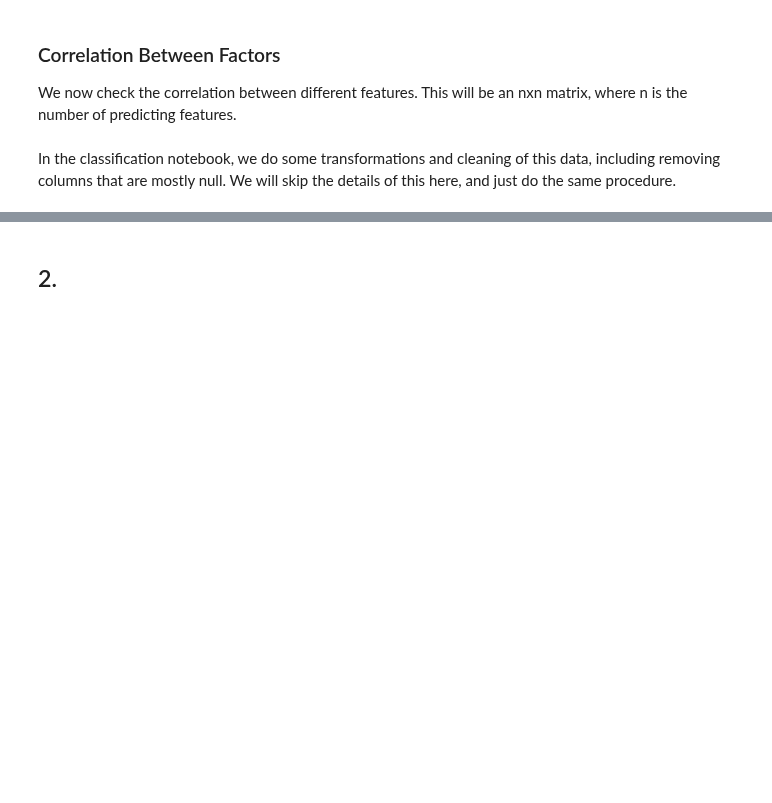
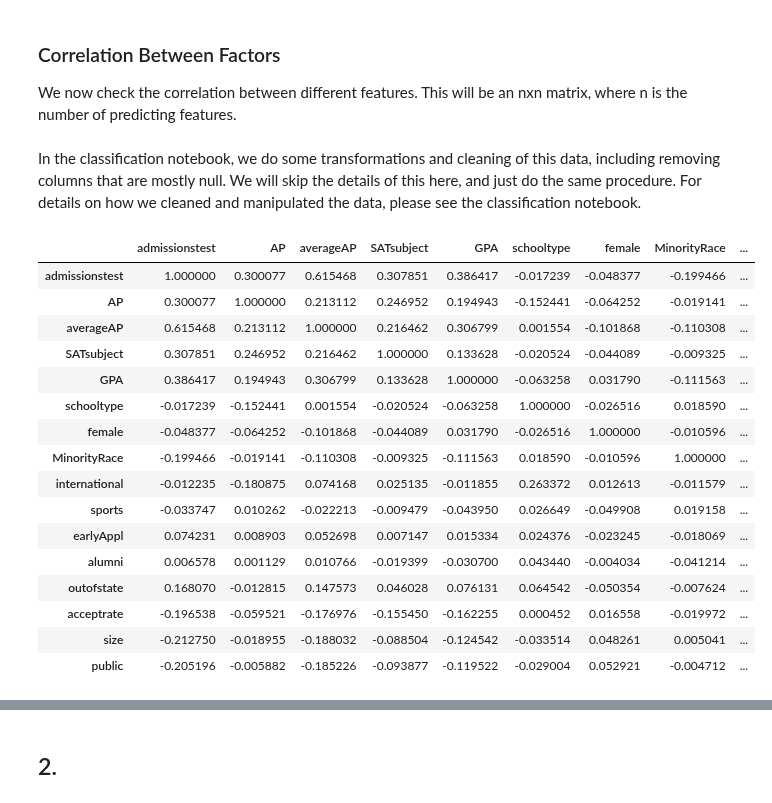
Before and after one commit to wihl/cs109-groupproj-college, a Jupyter notebook: EDA.ipynb, the cells around one changed output, grey strips where cells are left out. Drawn from its saved outputs; the diff is of its cells as text; code cells hidden in the pictures; blank space fills up the shorter version.

```diff
--- a/EDA.ipynb
+++ b/EDA.ipynb
@@ -96,4 +93,4 @@ from sklearn import covariance as cov
 
 df = pd.read_csv("collegedata_normalized.csv", index_col=0)
 # %% [markdown]
-In the classification notebook, we do some transformations and cleaning of this data, including removing columns that are mostly null. We will skip the details of this here, and just do the same procedure.
+In the classification notebook, we do some transformations and cleaning of this data, including removing columns that are mostly null. We will skip the details of this here, and just do the same procedure. For details on how we cleaned and manipulated the data, please see the classification notebook.
@@ -99,0 +108,20 @@ In the classification notebook, we do some transformations and cleaning of this
+# %%
+corr
+# %% [output]
+|  | admissionstest | AP | averageAP | SATsubject | GPA | schooltype | female | MinorityRace | ... |
+| admissionstest | 1.000000 | 0.300077 | 0.615468 | 0.307851 | 0.386417 | -0.017239 | -0.048377 | -0.199466 | ... |
+| AP | 0.300077 | 1.000000 | 0.213112 | 0.246952 | 0.194943 | -0.152441 | -0.064252 | -0.019141 | ... |
+| averageAP | 0.615468 | 0.213112 | 1.000000 | 0.216462 | 0.306799 | 0.001554 | -0.101868 | -0.110308 | ... |
+| SATsubject | 0.307851 | 0.246952 | 0.216462 | 1.000000 | 0.133628 | -0.020524 | -0.044089 | -0.009325 | ... |
+| GPA | 0.386417 | 0.194943 | 0.306799 | 0.133628 | 1.000000 | -0.063258 | 0.031790 | -0.111563 | ... |
+| schooltype | -0.017239 | -0.152441 | 0.001554 | -0.020524 | -0.063258 | 1.000000 | -0.026516 | 0.018590 | ... |
+| female | -0.048377 | -0.064252 | -0.101868 | -0.044089 | 0.031790 | -0.026516 | 1.000000 | -0.010596 | ... |
+| MinorityRace | -0.199466 | -0.019141 | -0.110308 | -0.009325 | -0.111563 | 0.018590 | -0.010596 | 1.000000 | ... |
+| international | -0.012235 | -0.180875 | 0.074168 | 0.025135 | -0.011855 | 0.263372 | 0.012613 | -0.011579 | ... |
+| sports | -0.033747 | 0.010262 | -0.022213 | -0.009479 | -0.043950 | 0.026649 | -0.049908 | 0.019158 | ... |
+| earlyAppl | 0.074231 | 0.008903 | 0.052698 | 0.007147 | 0.015334 | 0.024376 | -0.023245 | -0.018069 | ... |
+| alumni | 0.006578 | 0.001129 | 0.010766 | -0.019399 | -0.030700 | 0.043440 | -0.004034 | -0.041214 | ... |
+| outofstate | 0.168070 | -0.012815 | 0.147573 | 0.046028 | 0.076131 | 0.064542 | -0.050354 | -0.007624 | ... |
+| acceptrate | -0.196538 | -0.059521 | -0.176976 | -0.155450 | -0.162255 | 0.000452 | 0.016558 | -0.019972 | ... |
+| size | -0.212750 | -0.018955 | -0.188032 | -0.088504 | -0.124542 | -0.033514 | 0.048261 | 0.005041 | ... |
+| public | -0.205196 | -0.005882 | -0.185226 | -0.093877 | -0.119522 | -0.029004 | 0.052921 | -0.004712 | ... |
```
Also changed, not shown: parts of 4 cells of this notebook, 1 other file.
